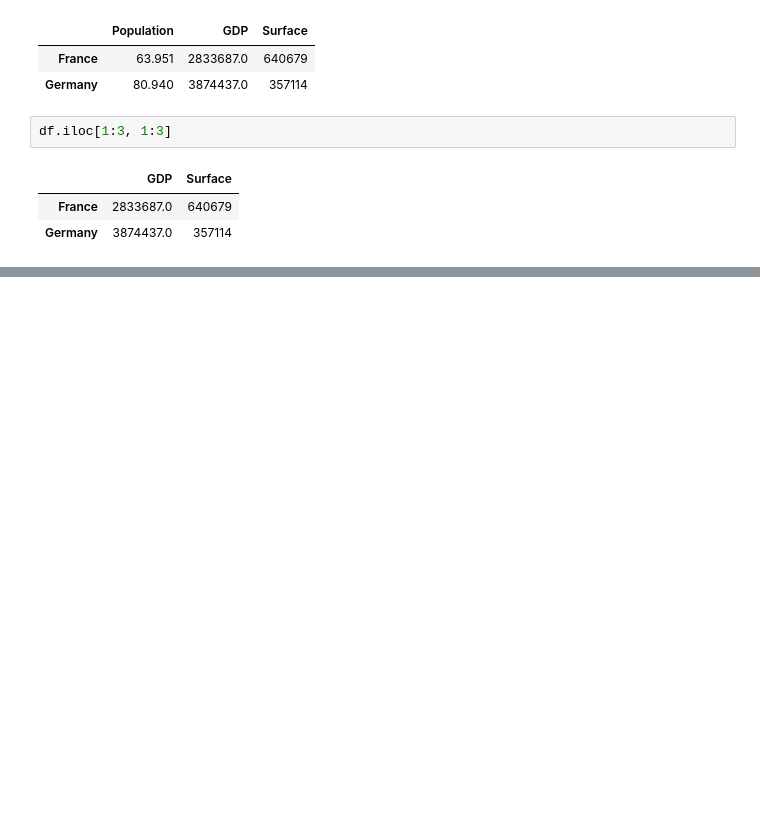
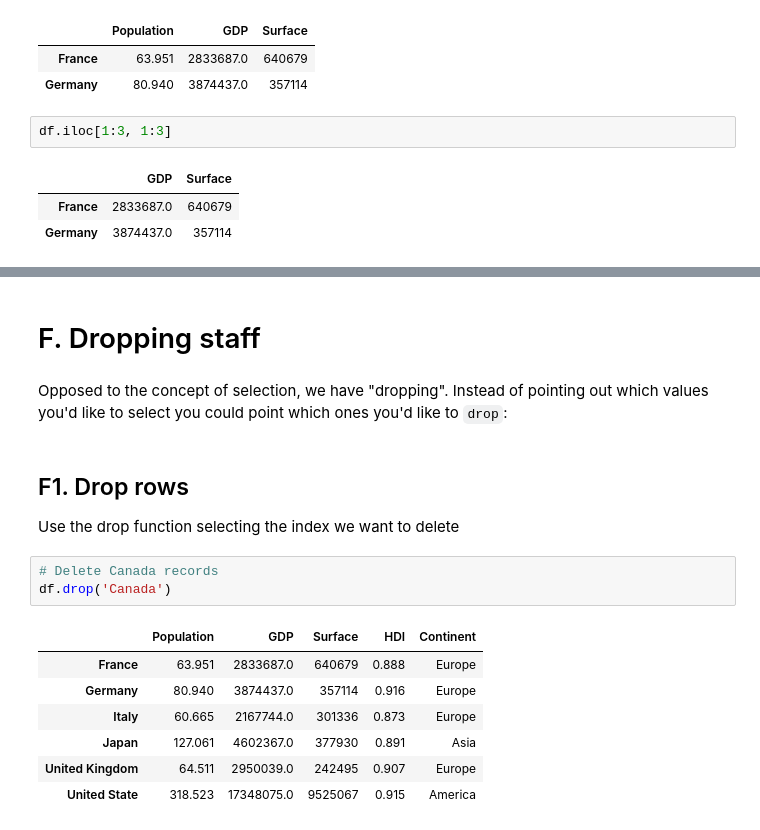
Before and after one commit to christos8566/freecodecamp_data_analysis.res, a Jupyter notebook: pandas_lessons/3#pandas_DataFrame_lecture.ipynb, the cells around one changed output, grey strips where cells are left out. Saved outputs shown, nothing was run; the diff lists cells and outputs as text; blank space fills up the shorter version.

```diff
--- a/pandas_lessons/3#pandas_DataFrame_lecture.ipynb
+++ b/pandas_lessons/3#pandas_DataFrame_lecture.ipynb
@@ -344,0 +392,19 @@ df.iloc[1:3, 1:3]
+# %% [markdown]
+# F. Dropping staff
+# %% [markdown]
+Opposed to the concept of selection, we have "dropping". Instead of pointing out which values you'd like to select you could point which ones you'd like to `drop`:
+# %% [markdown]
+## F1. Drop rows
+
+Use the drop function selecting the index we want to delete
+# %%
+# Delete Canada records
+df.drop('Canada')
+# %% [output]
+|  | Population | GDP | Surface | HDI | Continent |
+| France | 63.951 | 2833687.0 | 640679 | 0.888 | Europe |
+| Germany | 80.940 | 3874437.0 | 357114 | 0.916 | Europe |
+| Italy | 60.665 | 2167744.0 | 301336 | 0.873 | Europe |
+| Japan | 127.061 | 4602367.0 | 377930 | 0.891 | Asia |
+| United Kingdom | 64.511 | 2950039.0 | 242495 | 0.907 | Europe |
+| United State | 318.523 | 17348075.0 | 9525067 | 0.915 | America |
```
Also changed, not shown: parts of 26 cells of this notebook.
